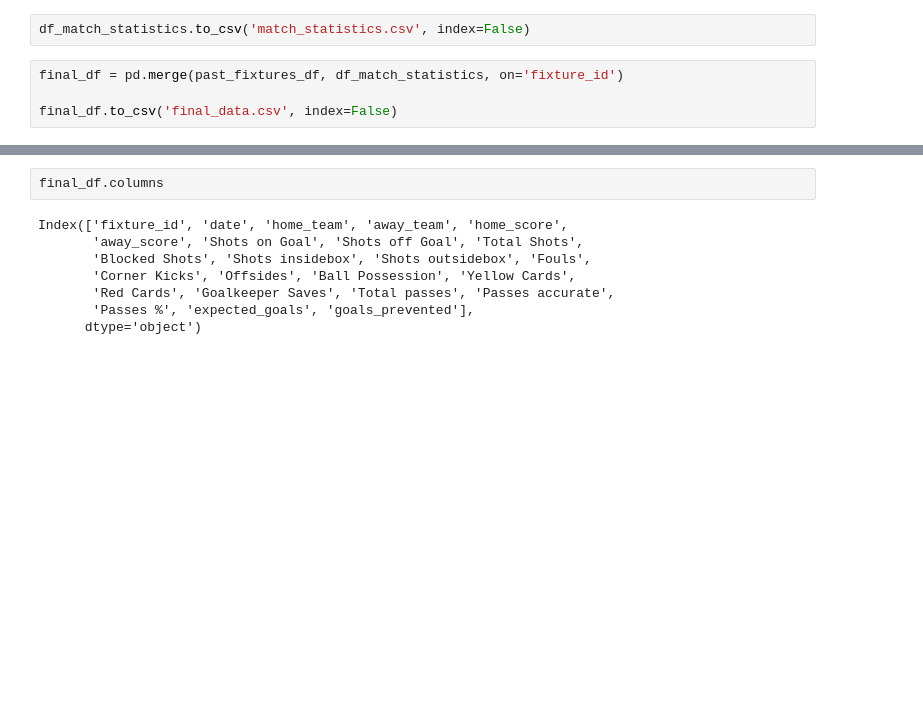
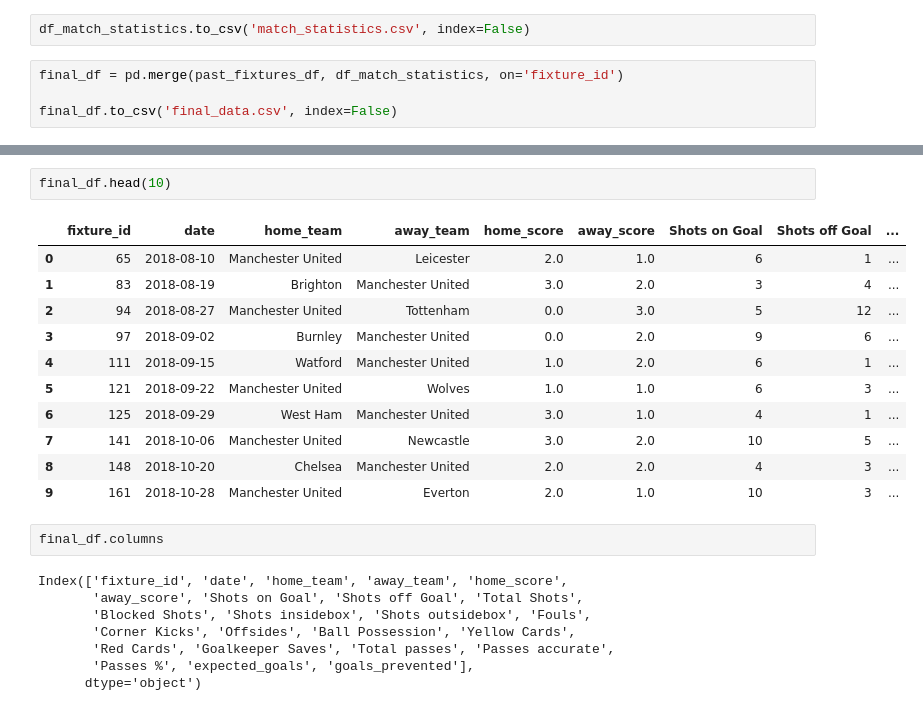
Before and after one commit to sballs9/Soccer_Team_Form_Analysis, a Jupyter notebook: data_collection.ipynb, the cells around one changed output, grey strips where cells are left out. Cells and saved outputs as stored; diff of their text form; blank space fills up the shorter version.

```diff
--- a/data_collection.ipynb
+++ b/data_collection.ipynb
@@ -584,3 +591,17 @@ final_df
+# %%
+final_df.head(10)
+# %% [output]
+|  | fixture_id | date | home_team | away_team | home_score | away_score | Shots on Goal | Shots off Goal | ... |
+| 0 | 65 | 2018-08-10 | Manchester United | Leicester | 2.0 | 1.0 | 6 | 1 | ... |
+| 1 | 83 | 2018-08-19 | Brighton | Manchester United | 3.0 | 2.0 | 3 | 4 | ... |
+| 2 | 94 | 2018-08-27 | Manchester United | Tottenham | 0.0 | 3.0 | 5 | 12 | ... |
+| 3 | 97 | 2018-09-02 | Burnley | Manchester United | 0.0 | 2.0 | 9 | 6 | ... |
+| 4 | 111 | 2018-09-15 | Watford | Manchester United | 1.0 | 2.0 | 6 | 1 | ... |
+| 5 | 121 | 2018-09-22 | Manchester United | Wolves | 1.0 | 1.0 | 6 | 3 | ... |
+| 6 | 125 | 2018-09-29 | West Ham | Manchester United | 3.0 | 1.0 | 4 | 1 | ... |
+| 7 | 141 | 2018-10-06 | Manchester United | Newcastle | 3.0 | 2.0 | 10 | 5 | ... |
+| 8 | 148 | 2018-10-20 | Chelsea | Manchester United | 2.0 | 2.0 | 4 | 3 | ... |
+| 9 | 161 | 2018-10-28 | Manchester United | Everton | 2.0 | 1.0 | 10 | 3 | ... |
 # %%
 final_df.columns
 # %% [output]
```
Also changed, not shown: parts of 5 cells of this notebook, 3 other files.
